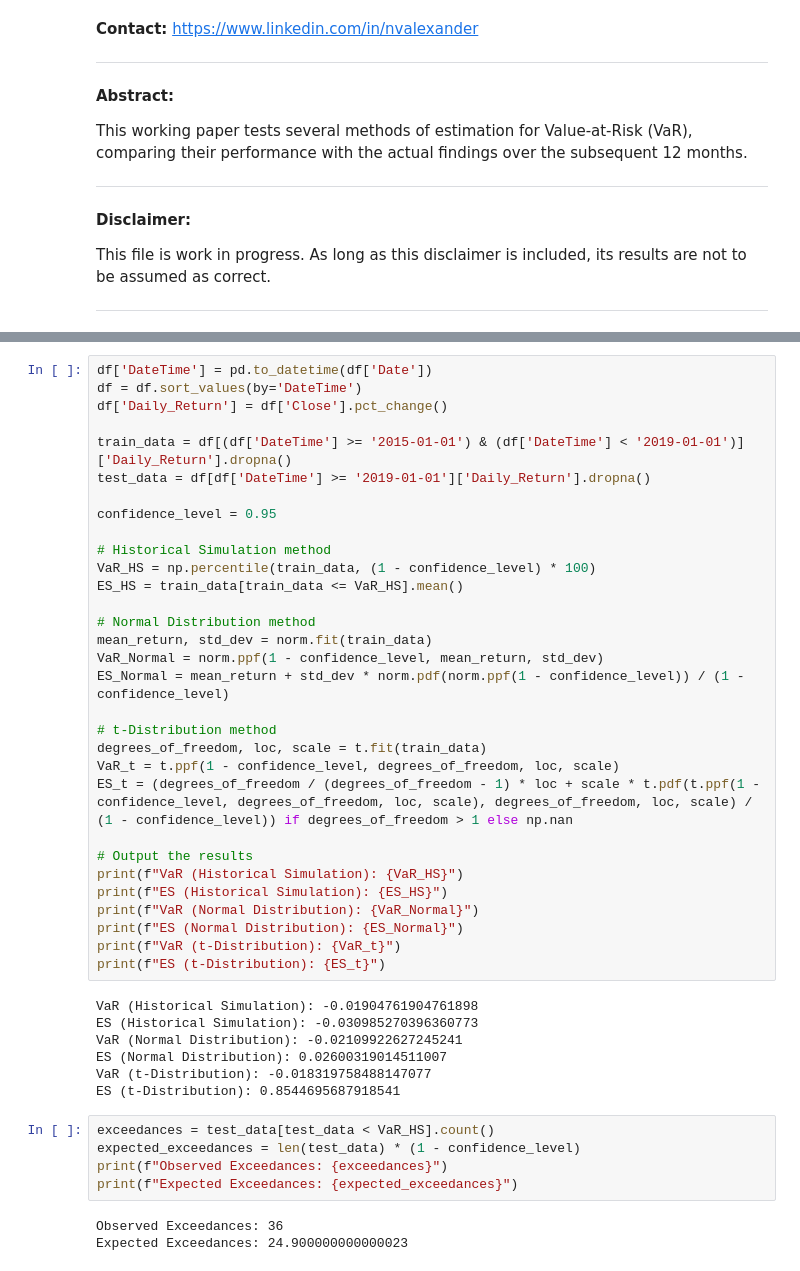
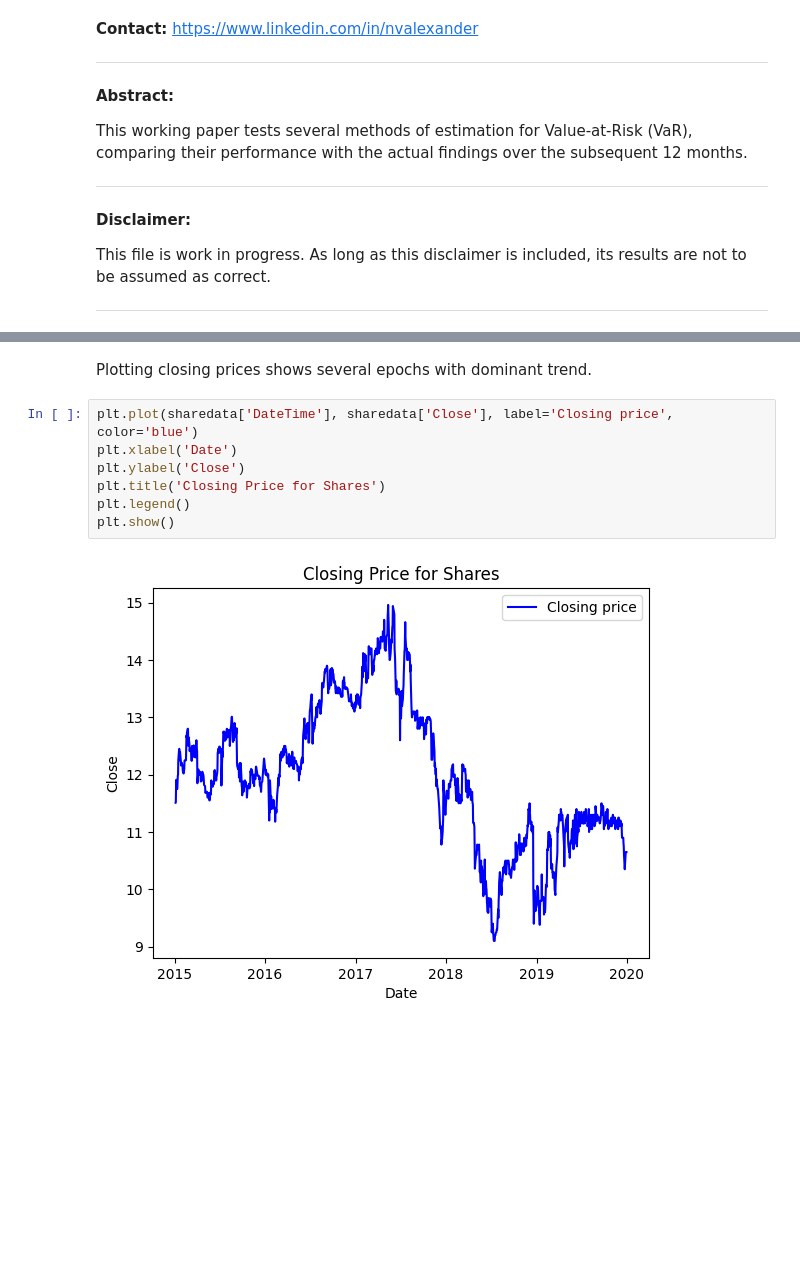
Before and after one commit to nvalexander/DataAnalysisProjects, a Jupyter notebook: bues-finmodel-final/var.ipynb, the cells around one changed output, grey strips where cells are left out. Drawn from its saved outputs; the diff is of its cells as text; blank space fills up the shorter version.

```diff
--- a/bues-finmodel-final/var.ipynb
+++ b/bues-finmodel-final/var.ipynb
@@ -113,46 +172,11 @@ del password
-# %%
-df['DateTime'] = pd.to_datetime(df['Date'])
-df = df.sort_values(by='DateTime')
-df['Daily_Return'] = df['Close'].pct_change()
-
-train_data = df[(df['DateTime'] >= '2015-01-01') & (df['DateTime'] < '2019-01-01')]['Daily_Return'].dropna()
-test_data = df[df['DateTime'] >= '2019-01-01']['Daily_Return'].dropna()
-
-confidence_level = 0.95
-
-# Historical Simulation method
-VaR_HS = np.percentile(train_data, (1 - confidence_level) * 100)
-ES_HS = train_data[train_data <= VaR_HS].mean()
-
-# Normal Distribution method
-mean_return, std_dev = norm.fit(train_data)
-VaR_Normal = norm.ppf(1 - confidence_level, mean_return, std_dev)
-ES_Normal = mean_return + std_dev * norm.pdf(norm.ppf(1 - confidence_level)) / (1 - confidence_level)
-
-# t-Distribution method
-degrees_of_freedom, loc, scale = t.fit(train_data)
-VaR_t = t.ppf(1 - confidence_level, degrees_of_freedom, loc, scale)
-ES_t = (degrees_of_freedom / (degrees_of_freedom - 1) * loc + scale * t.pdf(t.ppf(1 - confidence_level, degrees_of_freedom, loc, scale), degrees_of_freedom, loc, scale) / (1 - confidence_level)) if degrees_of_freedom > 1 else np.nan
-
-# Output the results
-print(f"VaR (Historical Simulation): {VaR_HS}")
-print(f"ES (Historical Simulation): {ES_HS}")
-print(f"VaR (Normal Distribution): {VaR_Normal}")
-print(f"ES (Normal Distribution): {ES_Normal}")
-print(f"VaR (t-Distribution): {VaR_t}")
-print(f"ES (t-Distribution): {ES_t}")
-# %% [output]
-VaR (Historical Simulation): -0.01904761904761898
-ES (Historical Simulation): -0.030985270396360773
-VaR (Normal Distribution): -0.02109922627245241
-ES (Normal Distribution): 0.02600319014511007
-VaR (t-Distribution): -0.018319758488147077
-ES (t-Distribution): 0.8544695687918541
-# %%
-exceedances = test_data[test_data < VaR_HS].count()
-expected_exceedances = len(test_data) * (1 - confidence_level)
-print(f"Observed Exceedances: {exceedances}")
-print(f"Expected Exceedances: {expected_exceedances}")
-# %% [output]
-Observed Exceedances: 36
-Expected Exceedances: 24.900000000000023
+# %% [markdown]
+Plotting closing prices shows several epochs with dominant trend.
+# %%
+plt.plot(sharedata['DateTime'], sharedata['Close'], label='Closing price', color='blue')
+plt.xlabel('Date')
+plt.ylabel('Close')
+plt.title('Closing Price for Shares')
+plt.legend()
+plt.show()
+# %% [output]
+[figure, added]
```
Also changed, not shown: parts of 57 cells of this notebook.
